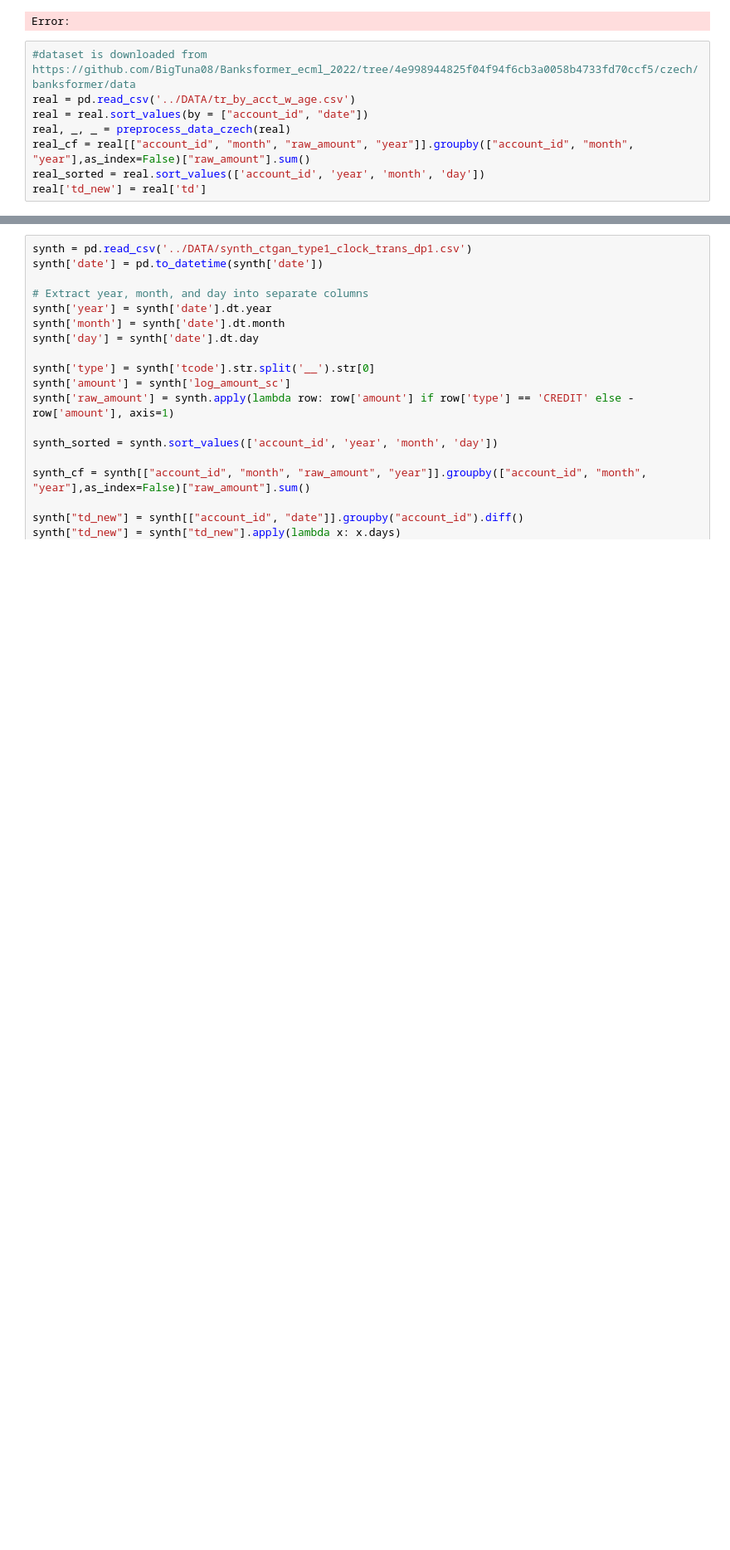
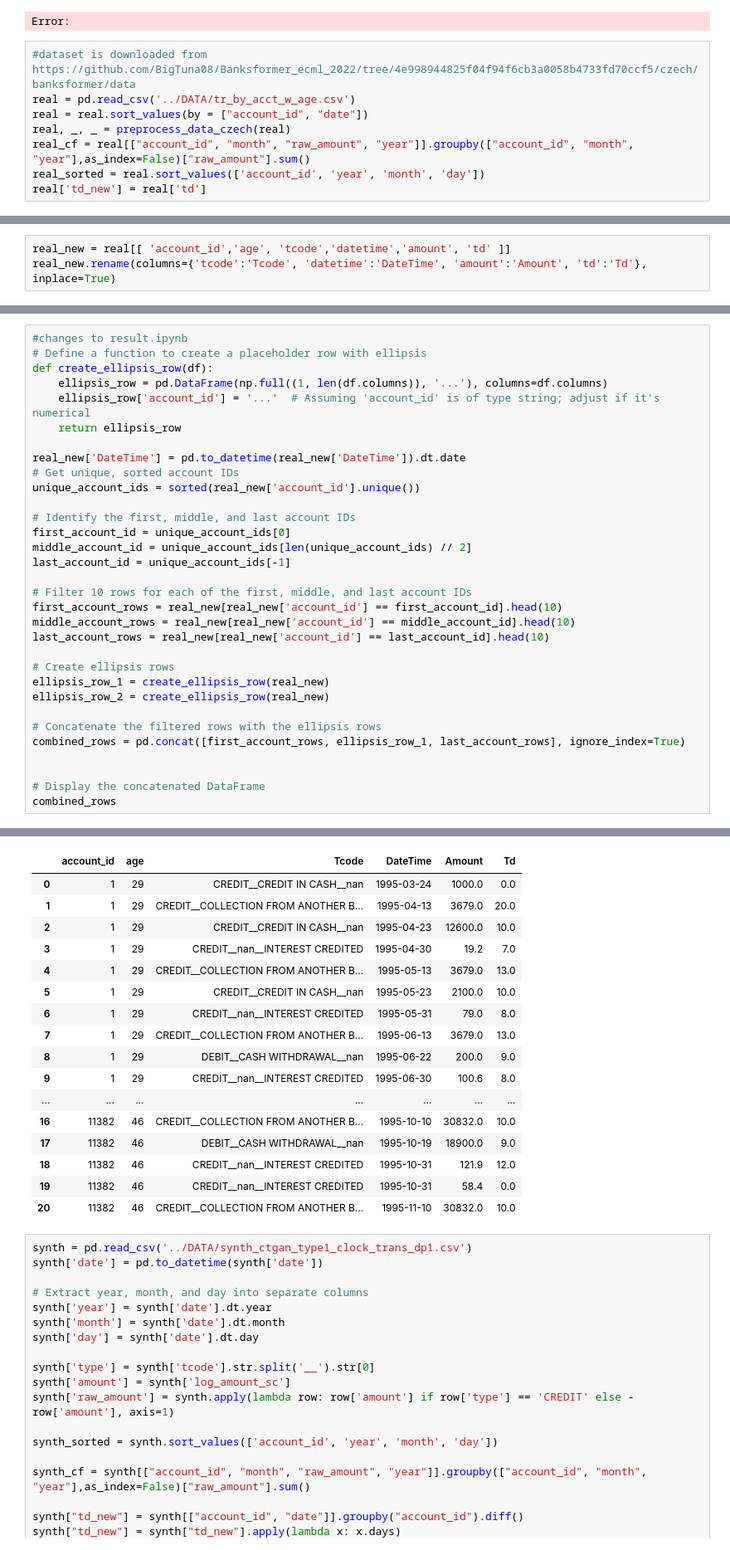
Before and after one commit to Hamideh-Mehri/CTGAN_main, a Jupyter notebook: Results.ipynb, the cells around one changed output, grey strips where cells are left out. Shown: that part at 83% size. Drawn from its saved outputs; the diff is of its cells as text; blank space fills up the shorter version.

```diff
--- a/Results.ipynb
+++ b/Results.ipynb
@@ -182,0 +174,3 @@ real
+# %%
+real_new = real[[ 'account_id','age', 'tcode','datetime','amount', 'td' ]]
+real_new.rename(columns={'tcode':'Tcode', 'datetime':'DateTime', 'amount':'Amount', 'td':'Td'}, inplace=True)
@@ -182,0 +198,33 @@ real
+# %%
+#changes to result.ipynb
+# Define a function to create a placeholder row with ellipsis
+def create_ellipsis_row(df):
+    ellipsis_row = pd.DataFrame(np.full((1, len(df.columns)), '...'), columns=df.columns)
+    ellipsis_row['account_id'] = '...'  # Assuming 'account_id' is of type string; adjust if it's numerical
+    return ellipsis_row
+
+real_new['DateTime'] = pd.to_datetime(real_new['DateTime']).dt.date
+# Get unique, sorted account IDs
+unique_account_ids = sorted(real_new['account_id'].unique())
+
+# Identify the first, middle, and last account IDs
+first_account_id = unique_account_ids[0]
+middle_account_id = unique_account_ids[len(unique_account_ids) // 2]
+last_account_id = unique_account_ids[-1]
+
+# Filter 10 rows for each of the first, middle, and last account IDs
+first_account_rows = real_new[real_new['account_id'] == first_account_id].head(10)
+middle_account_rows = real_new[real_new['account_id'] == middle_account_id].head(10)
+last_account_rows = real_new[real_new['account_id'] == last_account_id].head(10)
+
+# Create ellipsis rows
+ellipsis_row_1 = create_ellipsis_row(real_new)
+ellipsis_row_2 = create_ellipsis_row(real_new)
+
+# Concatenate the filtered rows with the ellipsis rows
+combined_rows = pd.concat([first_account_rows, ellipsis_row_1, last_account_rows], ignore_index=True)
+
+
+# Display the concatenated DataFrame
+combined_rows
+# %% [output]
@@ -183,3 +236,20 @@ real
+|  | account_id | age | Tcode | DateTime | Amount | Td |
+| 0 | 1 | 29 | CREDIT__CREDIT IN CASH__nan | 1995-03-24 | 1000.0 | 0.0 |
+| 1 | 1 | 29 | CREDIT__COLLECTION FROM ANOTHER B... | 1995-04-13 | 3679.0 | 20.0 |
+| 2 | 1 | 29 | CREDIT__CREDIT IN CASH__nan | 1995-04-23 | 12600.0 | 10.0 |
+| 3 | 1 | 29 | CREDIT__nan__INTEREST CREDITED | 1995-04-30 | 19.2 | 7.0 |
+| 4 | 1 | 29 | CREDIT__COLLECTION FROM ANOTHER B... | 1995-05-13 | 3679.0 | 13.0 |
+| 5 | 1 | 29 | CREDIT__CREDIT IN CASH__nan | 1995-05-23 | 2100.0 | 10.0 |
+| 6 | 1 | 29 | CREDIT__nan__INTEREST CREDITED | 1995-05-31 | 79.0 | 8.0 |
+| 7 | 1 | 29 | CREDIT__COLLECTION FROM ANOTHER B... | 1995-06-13 | 3679.0 | 13.0 |
+| 8 | 1 | 29 | DEBIT__CASH WITHDRAWAL__nan | 1995-06-22 | 200.0 | 9.0 |
+| 9 | 1 | 29 | CREDIT__nan__INTEREST CREDITED | 1995-06-30 | 100.6 | 8.0 |
+| ... | ... | ... | ... | ... | ... | ... |
+| 16 | 11382 | 46 | CREDIT__COLLECTION FROM ANOTHER B... | 1995-10-10 | 30832.0 | 10.0 |
+| 17 | 11382 | 46 | DEBIT__CASH WITHDRAWAL__nan | 1995-10-19 | 18900.0 | 9.0 |
+| 18 | 11382 | 46 | CREDIT__nan__INTEREST CREDITED | 1995-10-31 | 121.9 | 12.0 |
+| 19 | 11382 | 46 | CREDIT__nan__INTEREST CREDITED | 1995-10-31 | 58.4 | 0.0 |
+| 20 | 11382 | 46 | CREDIT__COLLECTION FROM ANOTHER B... | 1995-11-10 | 30832.0 | 10.0 |
 # %%
 synth = pd.read_csv('../DATA/synth_ctgan_type1_clock_trans_dp1.csv')
 synth['date'] = pd.to_datetime(synth['date'])
```
Also changed, not shown: parts of 5 cells of this notebook.
